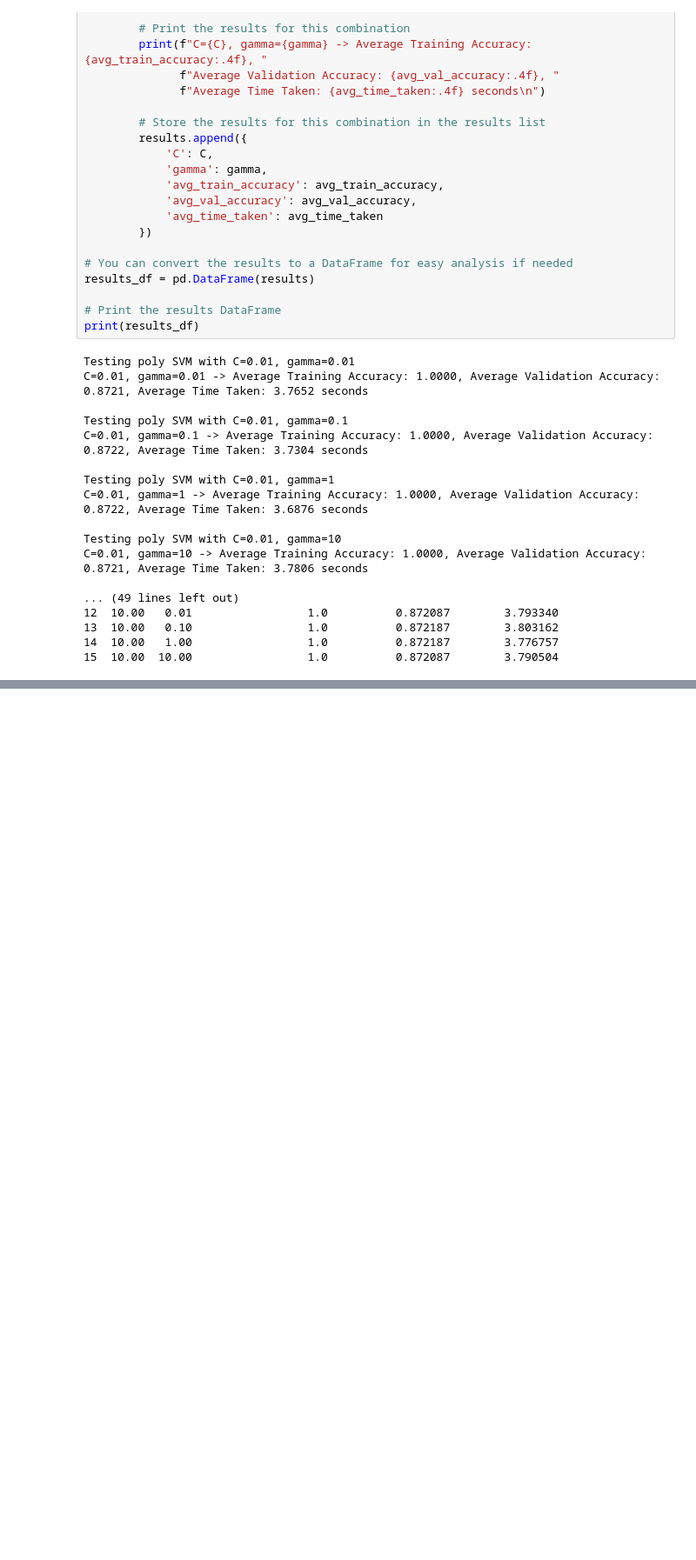
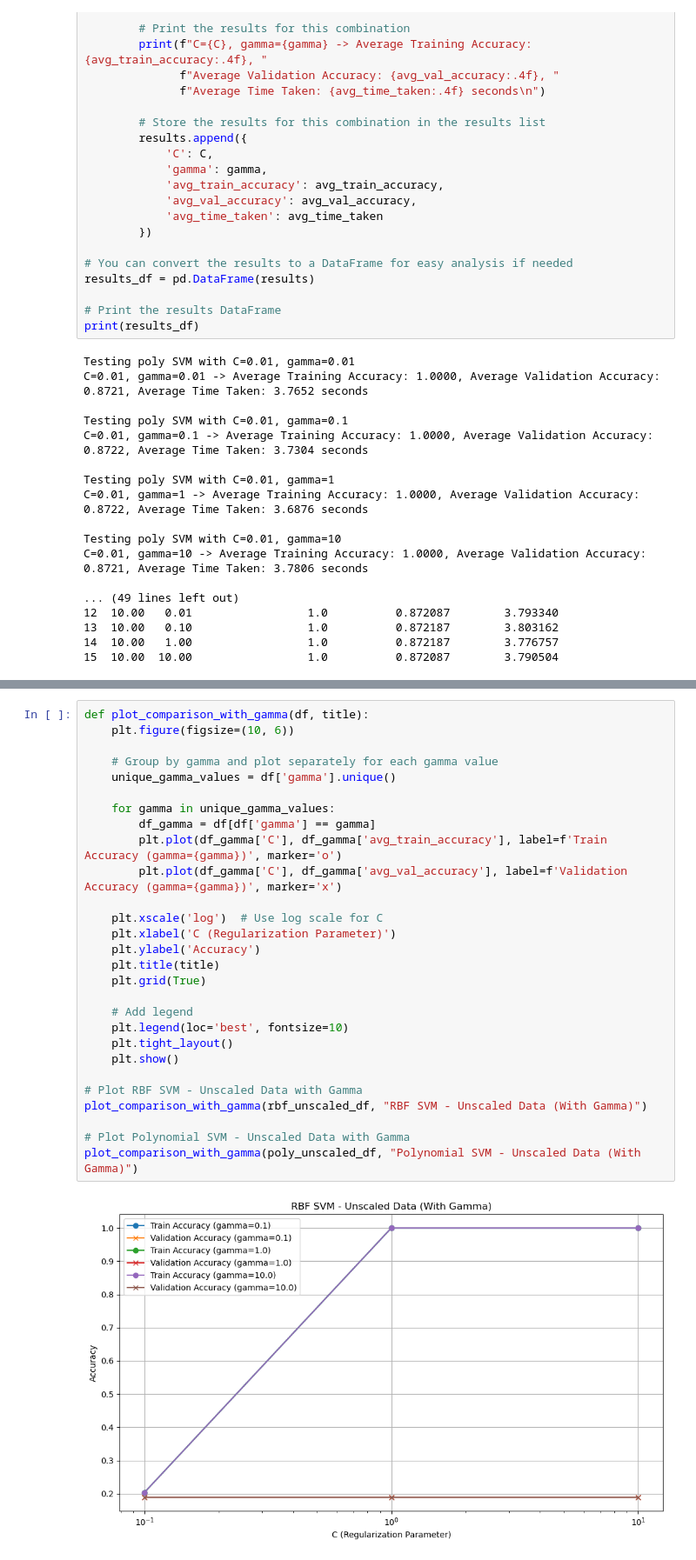
Before and after one commit to mencinas93/SVM-and-MLP, a Jupyter notebook: Homework_4_Encinas_Code.ipynb, the cells around one changed output, grey strips where cells are left out. Shown at 87% size. Cells and saved outputs as stored; diff of their text form; blank space fills up the shorter version.

```diff
--- a/Homework_4_Encinas_Code.ipynb
+++ b/Homework_4_Encinas_Code.ipynb
@@ -705,0 +583,30 @@ plot_results_with_unscaled(rbf_minmax_df, rbf_unscaled_df, "RBF SVM with MinMaxS
+# %%
+def plot_comparison_with_gamma(df, title):
+    plt.figure(figsize=(10, 6))
+
+    # Group by gamma and plot separately for each gamma value
+    unique_gamma_values = df['gamma'].unique()
+
+    for gamma in unique_gamma_values:
+        df_gamma = df[df['gamma'] == gamma]
+        plt.plot(df_gamma['C'], df_gamma['avg_train_accuracy'], label=f'Train Accuracy (gamma={gamma})', marker='o')
+        plt.plot(df_gamma['C'], df_gamma['avg_val_accuracy'], label=f'Validation Accuracy (gamma={gamma})', marker='x')
+
+    plt.xscale('log')  # Use log scale for C
+    plt.xlabel('C (Regularization Parameter)')
+    plt.ylabel('Accuracy')
+    plt.title(title)
+    plt.grid(True)
+
+    # Add legend
+    plt.legend(loc='best', fontsize=10)
+    plt.tight_layout()
+    plt.show()
+
+# Plot RBF SVM - Unscaled Data with Gamma
+plot_comparison_with_gamma(rbf_unscaled_df, "RBF SVM - Unscaled Data (With Gamma)")
+
+# Plot Polynomial SVM - Unscaled Data with Gamma
+plot_comparison_with_gamma(poly_unscaled_df, "Polynomial SVM - Unscaled Data (With Gamma)")
+# %% [output]
+[figure, added]
```
Also changed, not shown: parts of 11 cells of this notebook, 5 other files.
